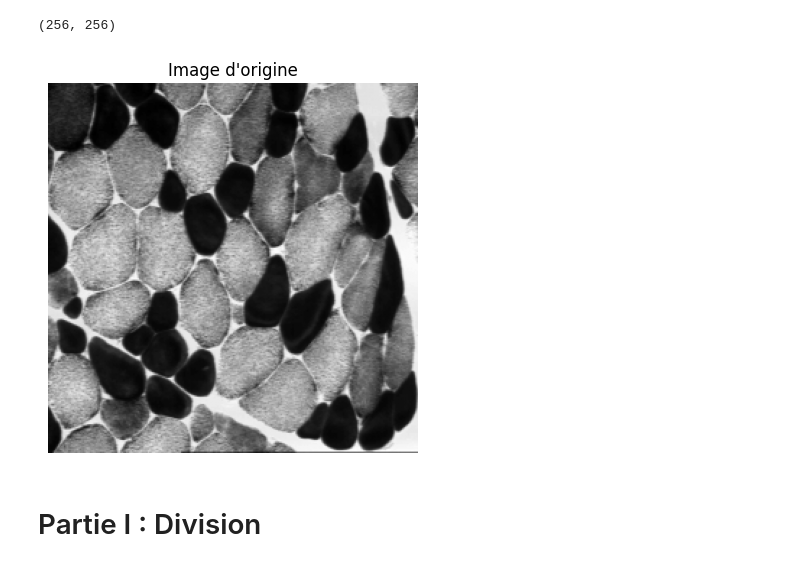
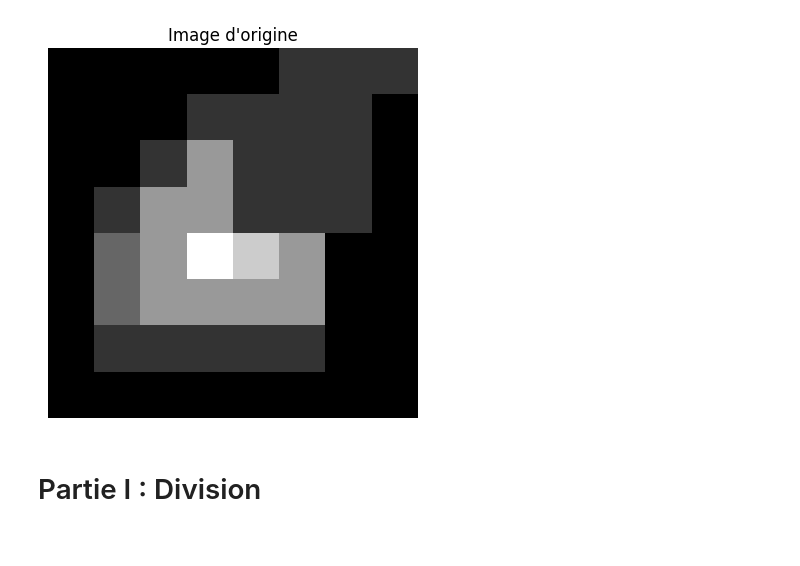
Before and after one commit to akef215/image_processing, a Jupyter notebook: RAG_demo.ipynb, the cells around one changed output. Cells and saved outputs as stored; diff of their text form; code cells hidden in the pictures.

```diff
--- a/RAG_demo.ipynb
+++ b/RAG_demo.ipynb
@@ -4,25 +4,22 @@ import numpy as np
 import matplotlib.pyplot as plt
 # %%
 img = np.array([
-    [0, 0, 0, 0, 0, 0, 0, 0],
-    [0, 0, 0, 0, 0, 0, 0, 0],
-    [0, 0, 0, 0, 127, 127, 0, 0],
-    [0, 0, 0, 0, 127, 127, 0, 0],
-    [0, 0, 0, 127, 127, 127, 0, 0],
-    [0, 0, 127, 127, 127, 255, 0, 0],
-    [0, 0, 0, 0, 0, 0, 0, 0],
+    [0, 0, 0, 0, 0, 5, 5, 5],
+    [0, 0, 0, 5, 5, 5, 5, 0],
+    [0, 0, 5, 15, 5, 5, 5, 0],
+    [0, 5, 15, 15, 5, 5, 5, 0],
+    [0, 10, 15, 25, 20, 15, 0, 0],
+    [0, 10, 15, 15, 15, 15, 0, 0],
+    [0, 5, 5, 5, 5, 5, 0, 0],
     [0, 0, 0, 0, 0, 0, 0, 0]
     ], dtype=int)
 
-img = plt.imread("img/musc.bmp")
-print(img.shape)
 plt.title("Image d'origine")
 plt.axis('off')
 plt.imshow(img, cmap='gray')
 plt.show()
 # %% [output]
-(256, 256)
-[figure, old version]
+[figure, new version]
 # %% [markdown]
 # Partie I : Division
 # %%
```
Also changed, not shown: parts of 4 cells of this notebook.
